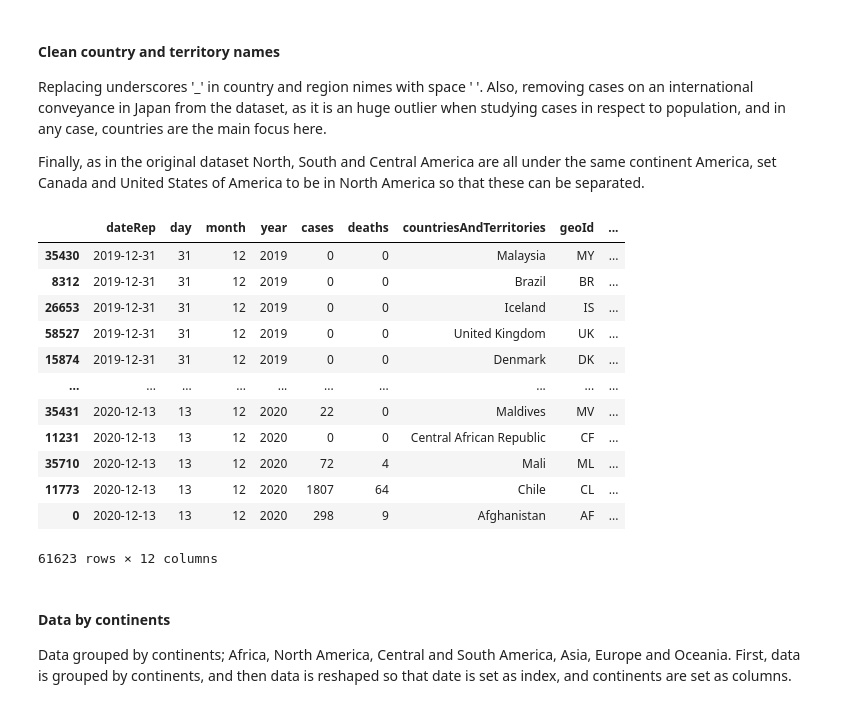
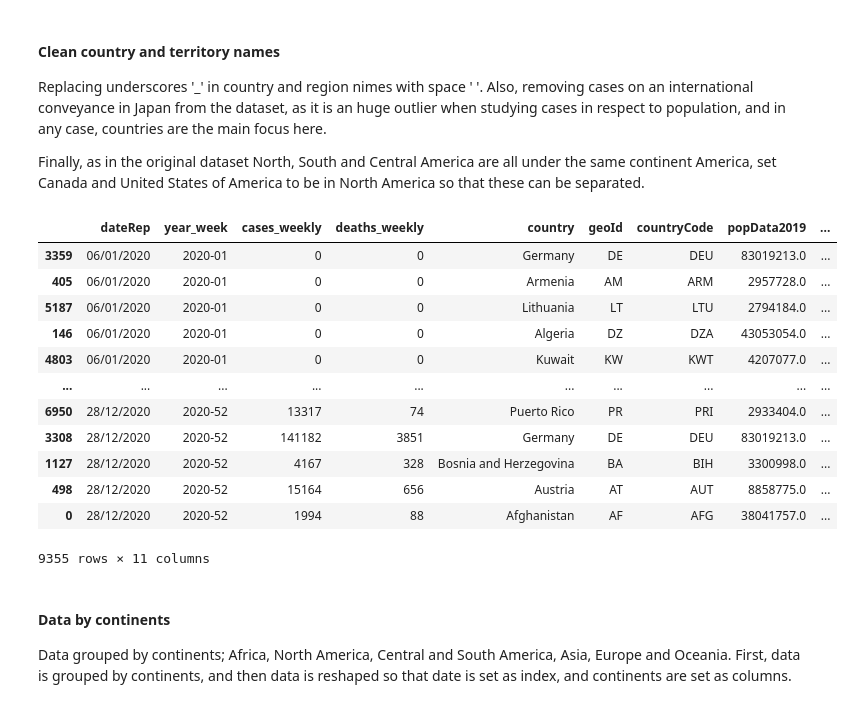
Before and after one commit to MariaanaT/COVID-19-Dashboard, a Jupyter notebook: COVID-19 study ECDC-Global.ipynb, the cells around one changed output. Saved outputs shown, nothing was run; the diff lists cells and outputs as text; code cells hidden in the pictures.

Commit message:
Changes needed as data reported on weekly basis, not daily anymore.

```diff
--- a/COVID-19 study ECDC-Global.ipynb
+++ b/COVID-19 study ECDC-Global.ipynb
@@ -33,7 +33,7 @@ The original dataset can be found from https://www.ecdc.europa.eu/en/publication
 Loading datafile.
 # %%
 source = "https://opendata.ecdc.europa.eu/covid19/casedistribution/csv/data.csv"
-df_orig = pd.read_csv(source)
+df = pd.read_csv(source)
 # %% [markdown]
 Peek few lines to see how the data looks.
 # %%
@@ -53,4 +47,0 @@ Column 'dateRep' has errors, as month and date are sometimes in the wrong order.
-# %%
-df = df_orig.copy()
-df['dateRep'] = pd.to_datetime(df['year'].astype(str) +'-'+ df['month'].astype(str)
-                               +'-'+ df['day'].astype(str),  format="%Y-%m-%d")
@@ -56,0 +54,3 @@ df['dateRep'] = pd.to_datetime(df['year'].astype(str) +'-'+ df['month'].astype(s
+# %%
+df['date'] = pd.to_datetime(df['dateRep'], format="%d/%m/%Y")
+df.head()
@@ -57,3 +68,8 @@ df['dateRep'] = pd.to_datetime(df['year'].astype(str) +'-'+ df['month'].astype(s
+# %%
+df.rename(columns={'countriesAndTerritories' : 'country',
+                   'continentExp' : 'continent',
+                   'countryterritoryCode' : 'countryCode'},
+          inplace=True)
 # %% [markdown]
 #### Clean country and territory names
 
@@ -62,26 +78,26 @@ Also, removing cases on an international conveyance in Japan from the dataset, a
 
 Finally, as in the original dataset North, South and Central America are all under the same continent America, set Canada and United States of America to be in North America so that these can be separated.
 # %%
-df['countriesAndTerritories'] = df['countriesAndTerritories'].str.replace('_',' ')
-df = df[df.countriesAndTerritories != 'Cases on an international conveyance Japan']
-df.loc[(df['countriesAndTerritories'] == 'Canada'), 'continentExp'] = 'North America'
-df.loc[(df['countriesAndTerritories'] == 'United States of America'), 'continentExp'] = 'North America'
-df.loc[(df['continentExp'] == 'America'), 'continentExp'] = 'Central and South America'
-df.sort_values('dateRep')
+df['country'] = df['country'].str.replace('_',' ')
+df = df[df.country != 'Cases on an international conveyance Japan']
+df.loc[(df['country'] == 'Canada'), 'continent'] = 'North America'
+df.loc[(df['country'] == 'United States of America'), 'continent'] = 'North America'
+df.loc[(df['continent'] == 'America'), 'continent'] = 'Central and South America'
+df.sort_values('date')
 # %% [output]
-|  | dateRep | day | month | year | cases | deaths | countriesAndTerritories | geoId | ... |
-| 35430 | 2019-12-31 | 31 | 12 | 2019 | 0 | 0 | Malaysia | MY | ... |
-| 8312 | 2019-12-31 | 31 | 12 | 2019 | 0 | 0 | Brazil | BR | ... |
-| 26653 | 2019-12-31 | 31 | 12 | 2019 | 0 | 0 | Iceland | IS | ... |
-| 58527 | 2019-12-31 | 31 | 12 | 2019 | 0 | 0 | United Kingdom | UK | ... |
-| 15874 | 2019-12-31 | 31 | 12 | 2019 | 0 | 0 | Denmark | DK | ... |
+|  | dateRep | year_week | cases_weekly | deaths_weekly | country | geoId | countryCode | popData2019 | ... |
+| 3359 | 06/01/2020 | 2020-01 | 0 | 0 | Germany | DE | DEU | 83019213.0 | ... |
+| 405 | 06/01/2020 | 2020-01 | 0 | 0 | Armenia | AM | ARM | 2957728.0 | ... |
+| 5187 | 06/01/2020 | 2020-01 | 0 | 0 | Lithuania | LT | LTU | 2794184.0 | ... |
+| 146 | 06/01/2020 | 2020-01 | 0 | 0 | Algeria | DZ | DZA | 43053054.0 | ... |
+| 4803 | 06/01/2020 | 2020-01 | 0 | 0 | Kuwait | KW | KWT | 4207077.0 | ... |
 | ... | ... | ... | ... | ... | ... | ... | ... | ... | ... |
-| 35431 | 2020-12-13 | 13 | 12 | 2020 | 22 | 0 | Maldives | MV | ... |
-| 11231 | 2020-12-13 | 13 | 12 | 2020 | 0 | 0 | Central African Republic | CF | ... |
-| 35710 | 2020-12-13 | 13 | 12 | 2020 | 72 | 4 | Mali | ML | ... |
-| 11773 | 2020-12-13 | 13 | 12 | 2020 | 1807 | 64 | Chile | CL | ... |
-| 0 | 2020-12-13 | 13 | 12 | 2020 | 298 | 9 | Afghanistan | AF | ... |
+| 6950 | 28/12/2020 | 2020-52 | 13317 | 74 | Puerto Rico | PR | PRI | 2933404.0 | ... |
+| 3308 | 28/12/2020 | 2020-52 | 141182 | 3851 | Germany | DE | DEU | 83019213.0 | ... |
+| 1127 | 28/12/2020 | 2020-52 | 4167 | 328 | Bosnia and Herzegovina | BA | BIH | 3300998.0 | ... |
+| 498 | 28/12/2020 | 2020-52 | 15164 | 656 | Austria | AT | AUT | 8858775.0 | ... |
+| 0 | 28/12/2020 | 2020-52 | 1994 | 88 | Afghanistan | AF | AFG | 38041757.0 | ... |
-61623 rows × 12 columns
+9355 rows × 11 columns
 # %% [markdown]
 #### Data by  continents
 
```
Also changed, not shown: parts of 11 cells of this notebook.
